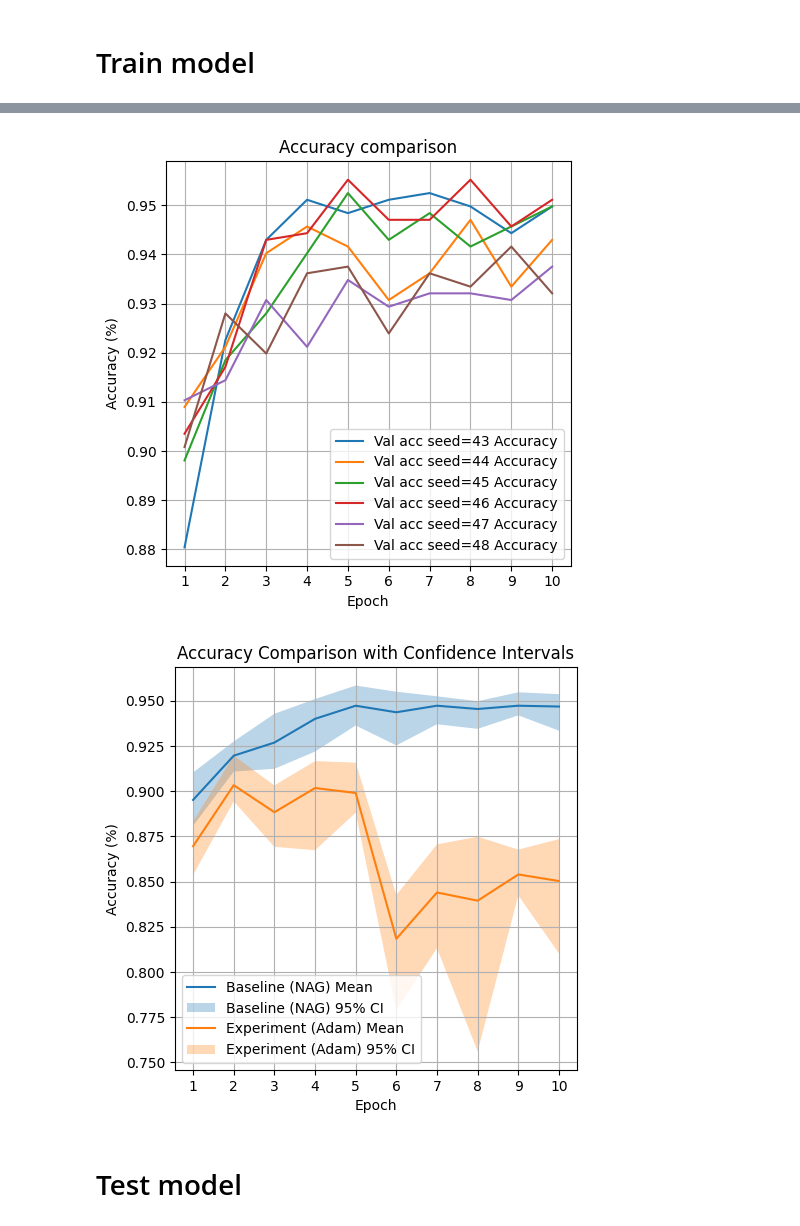
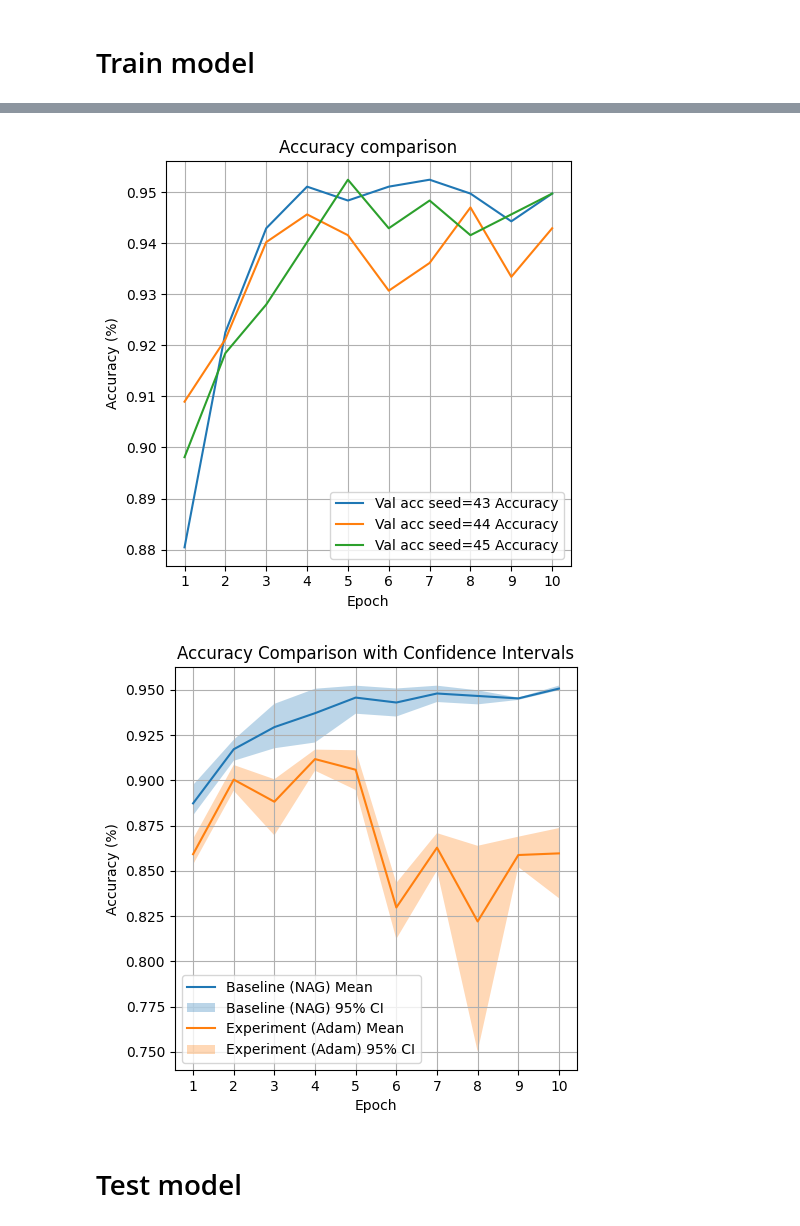
Before and after one commit to Sebelino/DD2424-project, a Jupyter notebook: e2_sebastian.ipynb, the cells around one changed output, grey strips where cells are left out. Cells and saved outputs as stored; diff of their text form; code cells hidden in the pictures.

Commit message:
feat: Decrease #trials back to 3

```diff
--- a/e2_sebastian.ipynb
+++ b/e2_sebastian.ipynb
@@ -79,39 +79,39 @@ print(result.pprint())
 evaluate_with_train_val_plot(result)
 
 # Second plot: Rerun training multiple times with different seed
-run_with_different_seeds(baseline_params, trials=6)
+run_with_different_seeds(baseline_params, trials=3)
 
 # Third plot: Compare NAG with Adam
 experimental_params = baseline_params.copy()
 experimental_params.optimizer = AdamParams(learning_rate=0.001)
 
 param_sets = {
     "Baseline (NAG)": baseline_params,
     "Experiment (Adam)": experimental_params,
 }
 
-run_comparison(param_sets, trials=6)
+run_comparison(param_sets, trials=3)
 # %% [output]
 Training with params:
 {
   "seed": 42,
   "batch_size": 32,
   "architecture": "resnet50",
   "optimizer": {
     "learning_rate": 0.01,
     "weight_decay": 0.0001,
     "momentum": 0.9,
     "name": "nag"
   },
   "n_epochs": 10,
 ... (9 lines left out)
   "update_steps": [93, 185, 277, 369, 461, 553, 645, 737, 829, 921],
   "epochs": [1, 2, 3, 4, 5, 6, 7, 8, 9, 10],
   "training_elapsed": 145.26918099399882
 }
 [figure]
-[figure, old version]
+[figure, new version]
-[figure, old version]
+[figure, new version]
 # %% [markdown]
 # Test model
 # %%
```
